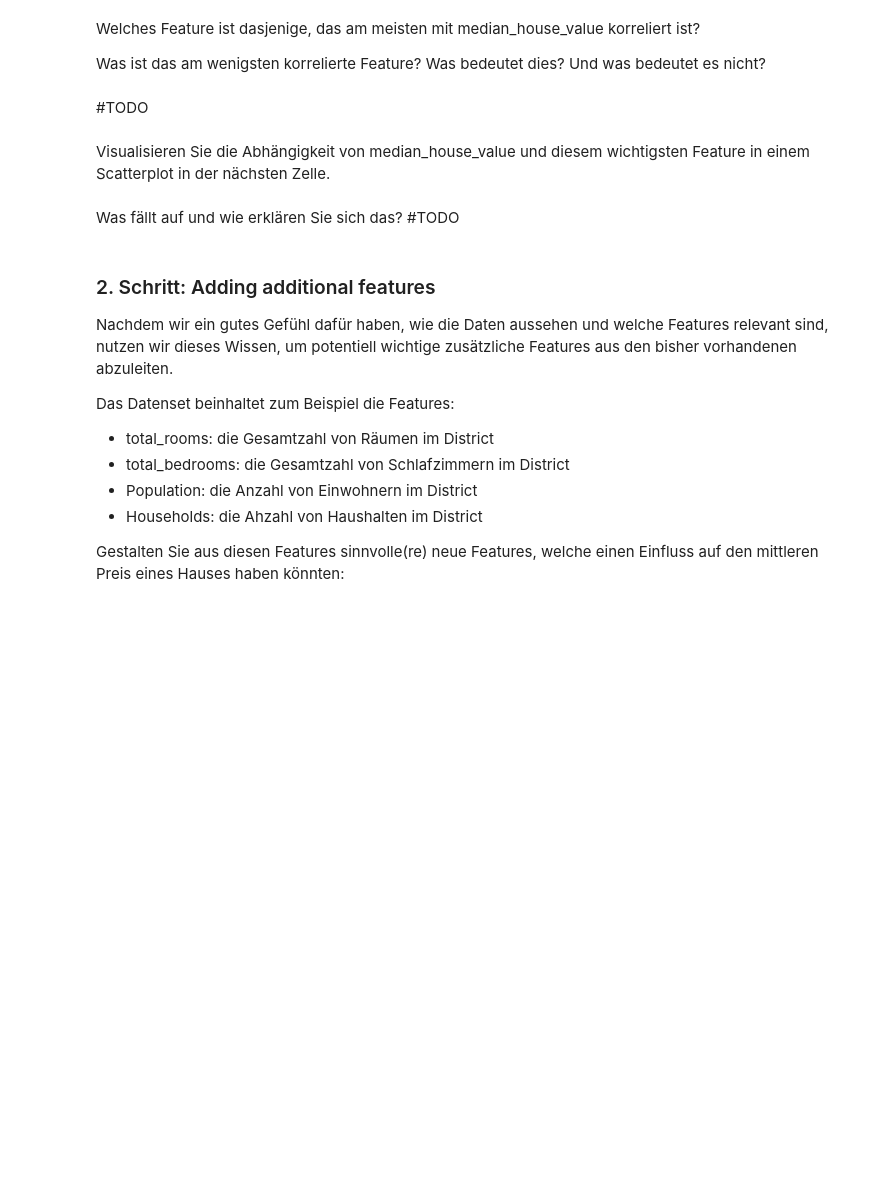
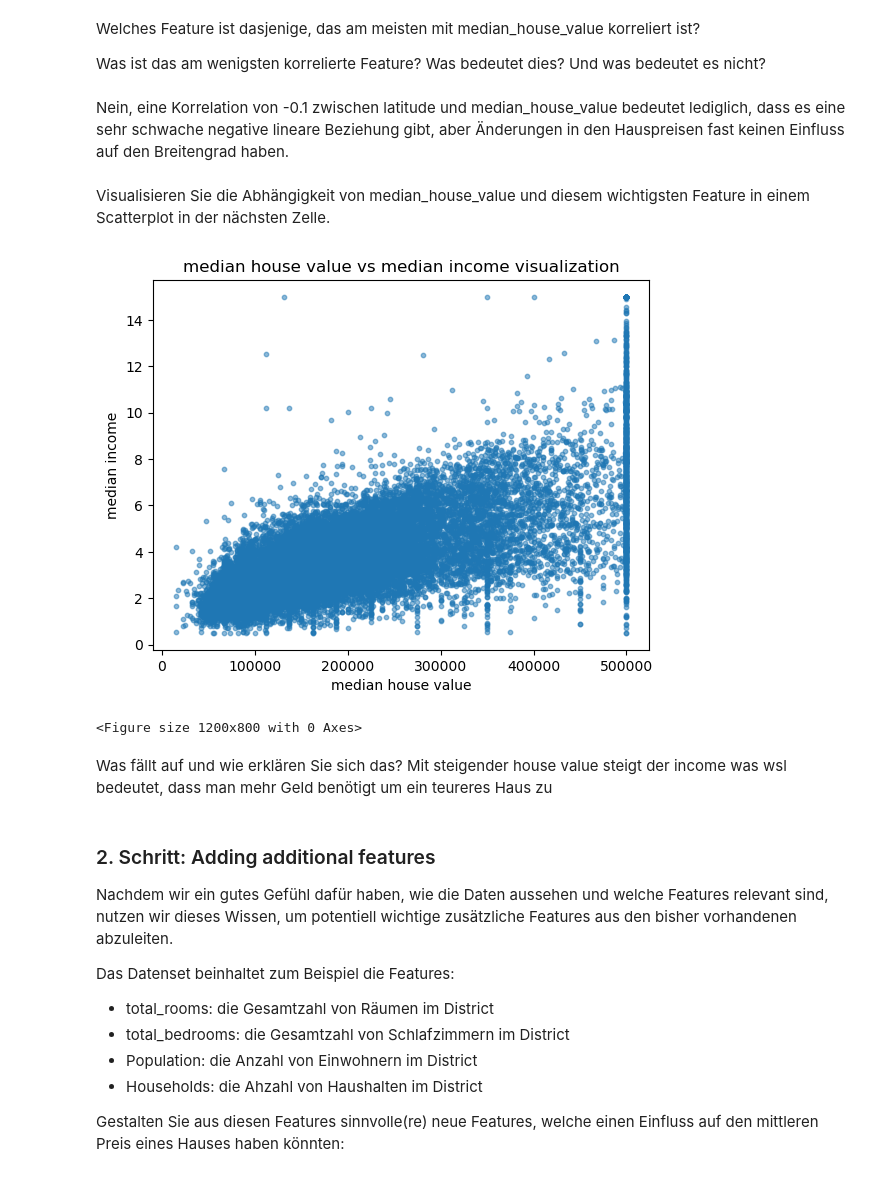
Before and after one commit to Yun1us/University, a Jupyter notebook: 3.Semester/Machine_Learning/Praktikum/Praktikum_1-2.ipynb, the cells around one changed output. Drawn from its saved outputs; the diff is of its cells as text; code cells hidden in the pictures; blank space fills up the shorter version.

```diff
--- a/3.Semester/Machine_Learning/Praktikum/Praktikum_1-2.ipynb
+++ b/3.Semester/Machine_Learning/Praktikum/Praktikum_1-2.ipynb
@@ -193,12 +211,22 @@ Lassen Sie sich diese separat mit absteigenden Werten ausgeben in der nächsten
 Welches Feature ist dasjenige, das am meisten mit median_house_value korreliert ist?
 
 Was ist das am wenigsten korrelierte Feature? Was bedeutet dies? Und was bedeutet es nicht?
-# %% [markdown]
-#TODO
+# %% [markdown]
+Nein, eine Korrelation von -0.1 zwischen latitude und median_house_value bedeutet lediglich, dass es eine sehr schwache negative lineare Beziehung gibt, aber Änderungen in den Hauspreisen fast keinen Einfluss auf den Breitengrad haben.
 # %% [markdown]
 Visualisieren Sie die Abhängigkeit von median_house_value und diesem wichtigsten Feature in einem Scatterplot in der nächsten Zelle.
+# %%
+plt.scatter(housing["median_house_value"], housing["median_income"], s=10, alpha=0.5)
+plt.xlabel("median house value")
+plt.ylabel("median income")
+plt.title("median house value vs median income visualization")
+plt.figure(figsize=(12, 8))
+plt.show()
+# %% [output]
+[figure, added]
+<Figure size 1200x800 with 0 Axes>
 # %% [markdown]
-Was fällt auf und wie erklären Sie sich das? #TODO
+Was fällt auf und wie erklären Sie sich das? Mit steigender house value steigt der income was wsl bedeutet, dass man mehr Geld benötigt um ein teureres Haus zu
 # %% [markdown]
 ### 2. Schritt: Adding additional features
 
```
Also changed, not shown: parts of 3 cells of this notebook.
